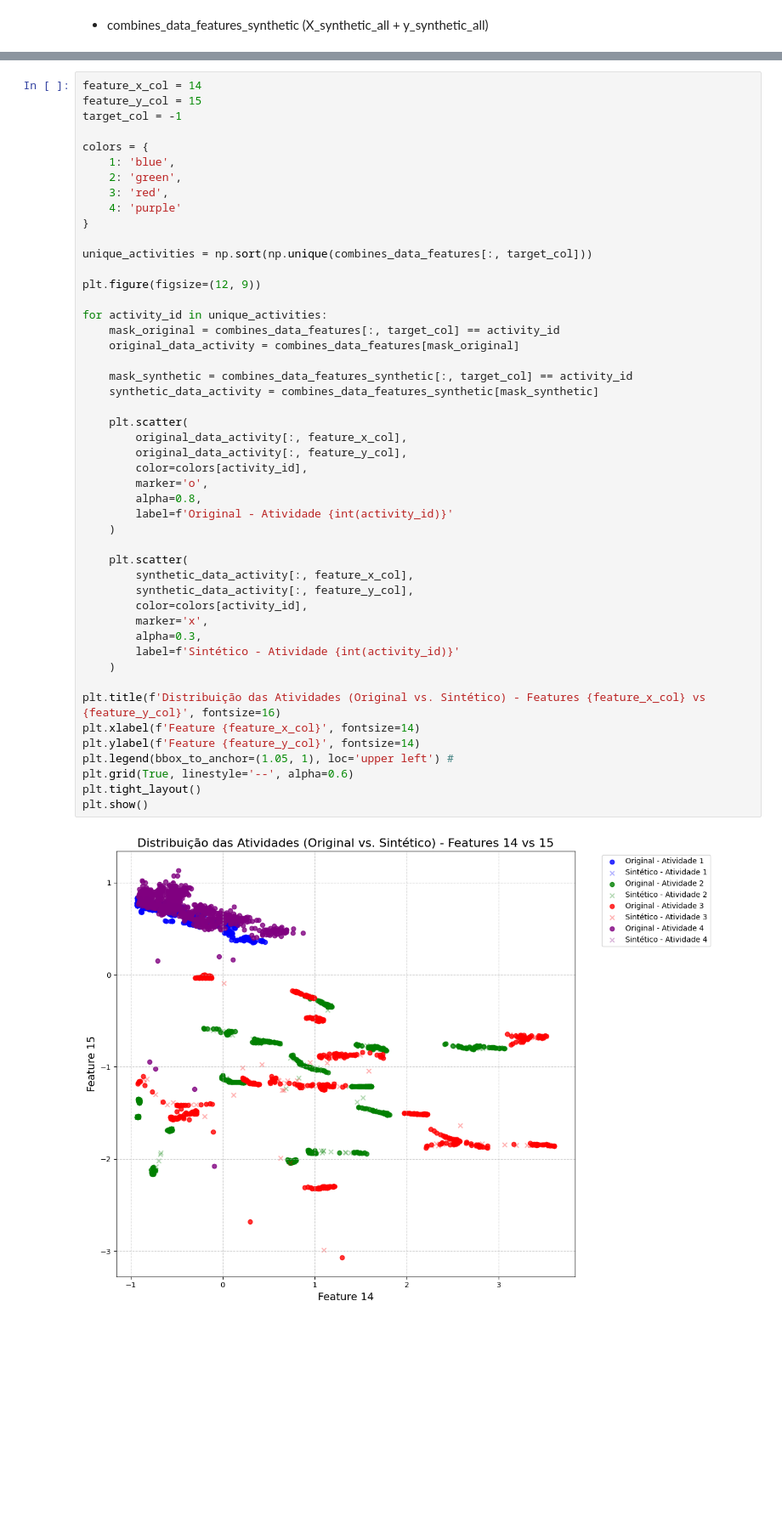
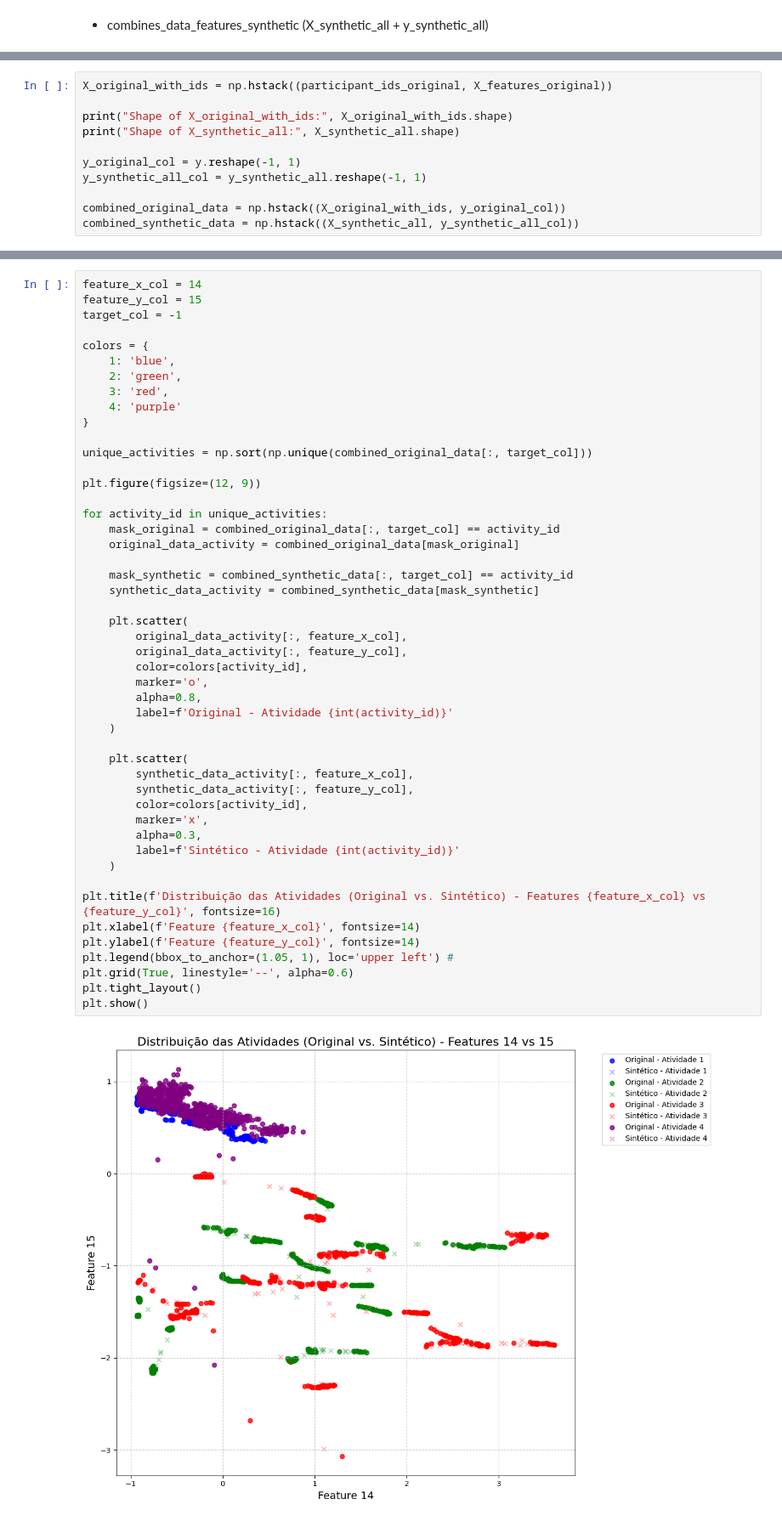
Before and after one commit to MiguelAnt17/detection_of_humans_activities, a Jupyter notebook: MiguelAntonio_2022237621.ipynb, the cells around one changed output, grey strips where cells are left out. Shown at 85% size. Drawn from its saved outputs; the diff is of its cells as text; blank space fills up the shorter version.

Commit message:
Data spliting array prepartion

```diff
--- a/MiguelAntonio_2022237621.ipynb
+++ b/MiguelAntonio_2022237621.ipynb
@@ -1894,0 +1954,11 @@ Shape final: (1064, 141)
+# %%
+X_original_with_ids = np.hstack((participant_ids_original, X_features_original))
+
+print("Shape of X_original_with_ids:", X_original_with_ids.shape)
+print("Shape of X_synthetic_all:", X_synthetic_all.shape)
+
+y_original_col = y.reshape(-1, 1)
+y_synthetic_all_col = y_synthetic_all.reshape(-1, 1)
+
+combined_original_data = np.hstack((X_original_with_ids, y_original_col))
+combined_synthetic_data = np.hstack((X_synthetic_all, y_synthetic_all_col))
@@ -1904,41 +1977,41 @@ colors = {
     4: 'purple'
 }
 
-unique_activities = np.sort(np.unique(combines_data_features[:, target_col]))
+unique_activities = np.sort(np.unique(combined_original_data[:, target_col]))
 
 plt.figure(figsize=(12, 9))
 
 for activity_id in unique_activities:
-    mask_original = combines_data_features[:, target_col] == activity_id
-    original_data_activity = combines_data_features[mask_original]
+    mask_original = combined_original_data[:, target_col] == activity_id
+    original_data_activity = combined_original_data[mask_original]
 
-    mask_synthetic = combines_data_features_synthetic[:, target_col] == activity_id
-    synthetic_data_activity = combines_data_features_synthetic[mask_synthetic]
+    mask_synthetic = combined_synthetic_data[:, target_col] == activity_id
+    synthetic_data_activity = combined_synthetic_data[mask_synthetic]
 
     plt.scatter(
         original_data_activity[:, feature_x_col],
         original_data_activity[:, feature_y_col],
         color=colors[activity_id],
         marker='o',
         alpha=0.8,
         label=f'Original - Atividade {int(activity_id)}'
     )
 
     plt.scatter(
         synthetic_data_activity[:, feature_x_col],
         synthetic_data_activity[:, feature_y_col],
         color=colors[activity_id],
         marker='x',
         alpha=0.3,
         label=f'Sintético - Atividade {int(activity_id)}'
     )
 
 plt.title(f'Distribuição das Atividades (Original vs. Sintético) - Features {feature_x_col} vs {feature_y_col}', fontsize=16)
 plt.xlabel(f'Feature {feature_x_col}', fontsize=14)
 plt.ylabel(f'Feature {feature_y_col}', fontsize=14)
 plt.legend(bbox_to_anchor=(1.05, 1), loc='upper left') #
 plt.grid(True, linestyle='--', alpha=0.6)
 plt.tight_layout()
 plt.show()
 # %% [output]
-[figure, old version]
+[figure, new version]
```
Also changed, not shown: parts of 15 cells of this notebook.
